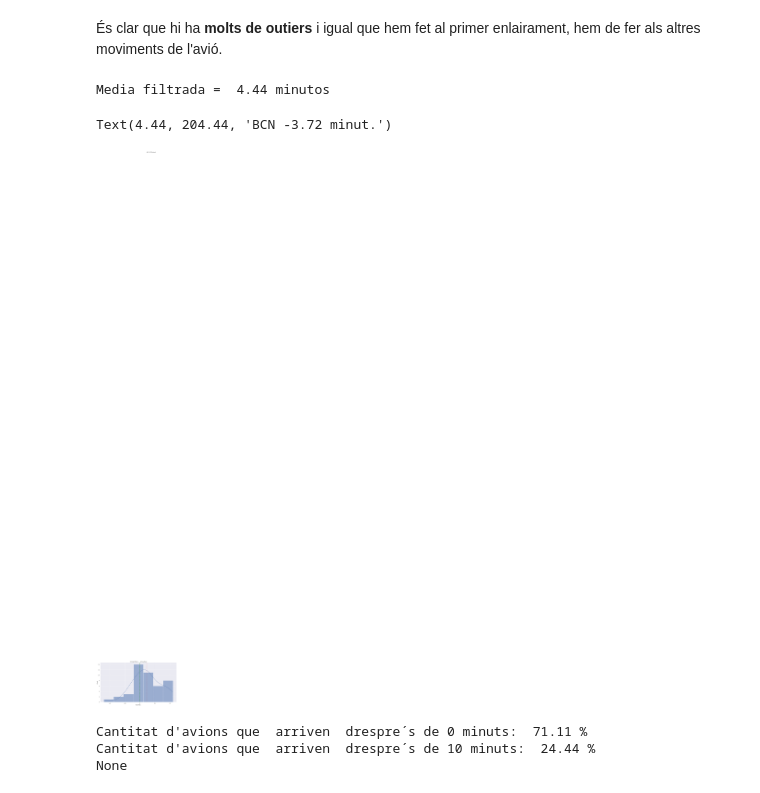
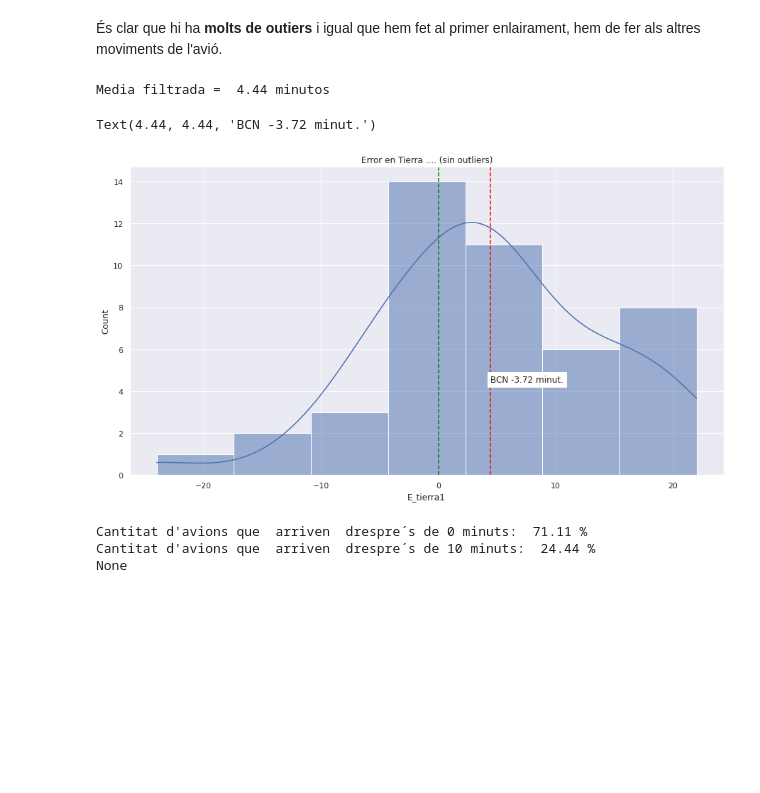
Before and after one commit to JMML2021/Avaluaci-final-per-passar-a-projecte, a Jupyter notebook: Calculo Vueling 2022 con codigos Rev G.ipynb, the cells around one changed output. Saved outputs shown, nothing was run; the diff lists cells and outputs as text; code cells hidden in the pictures; blank space fills up the shorter version.

```diff
--- a/Calculo Vueling 2022 con codigos Rev G.ipynb
+++ b/Calculo Vueling 2022 con codigos Rev G.ipynb
@@ -879,27 +866,27 @@ sns.histplot(data= df3.E_tierra1, kde= True).set(title='Error en Tierra .... con
 # %%
 # Eliminar los outliers
 
 #df2=df1
 dfEliminarOutliers= ((df3['Secuencia']== 1) & (df3['E_tierra1']< 30) & (df3['E_tierra1']> -30))
 
 df3 = df3[dfEliminarOutliers]
 ax = sns.histplot(data= df3.E_tierra1, kde= True)
 ax.set_title("Error en Tierra .... (sin outliers)")
 print()
 print('Media filtrada = ', round(df3['E_tierra1'].mean(),2), 'minutos')
 
 media = round(df3['E_tierra1'].mean(),2)
 
 ax.axvline(media, color="red", linestyle = '--', label="ooas")       # Linea 0 verde
 ax.axvline(0, color="green", linestyle = '--')
 
 
 #textoBCN = "Media "+ str(media) + ' minut.'
-ax.text(media  ,media+200  , textoBCN, backgroundcolor='w')
+ax.text(media  ,media, textoBCN, backgroundcolor='w')
 # %% [output]
 Media filtrada =  4.44 minutos
-Text(4.44, 204.44, 'BCN -3.72 minut.')
+Text(4.44, 4.44, 'BCN -3.72 minut.')
-[figure, old version]
+[figure, new version]
 # %%
 def porcentajeErrorPPM (df5, accion):
   PPM_0=df5.apply(lambda x: x['E_tierra1'] > 0, axis=1).sum()
```
Also changed, not shown: parts of 46 cells of this notebook.
